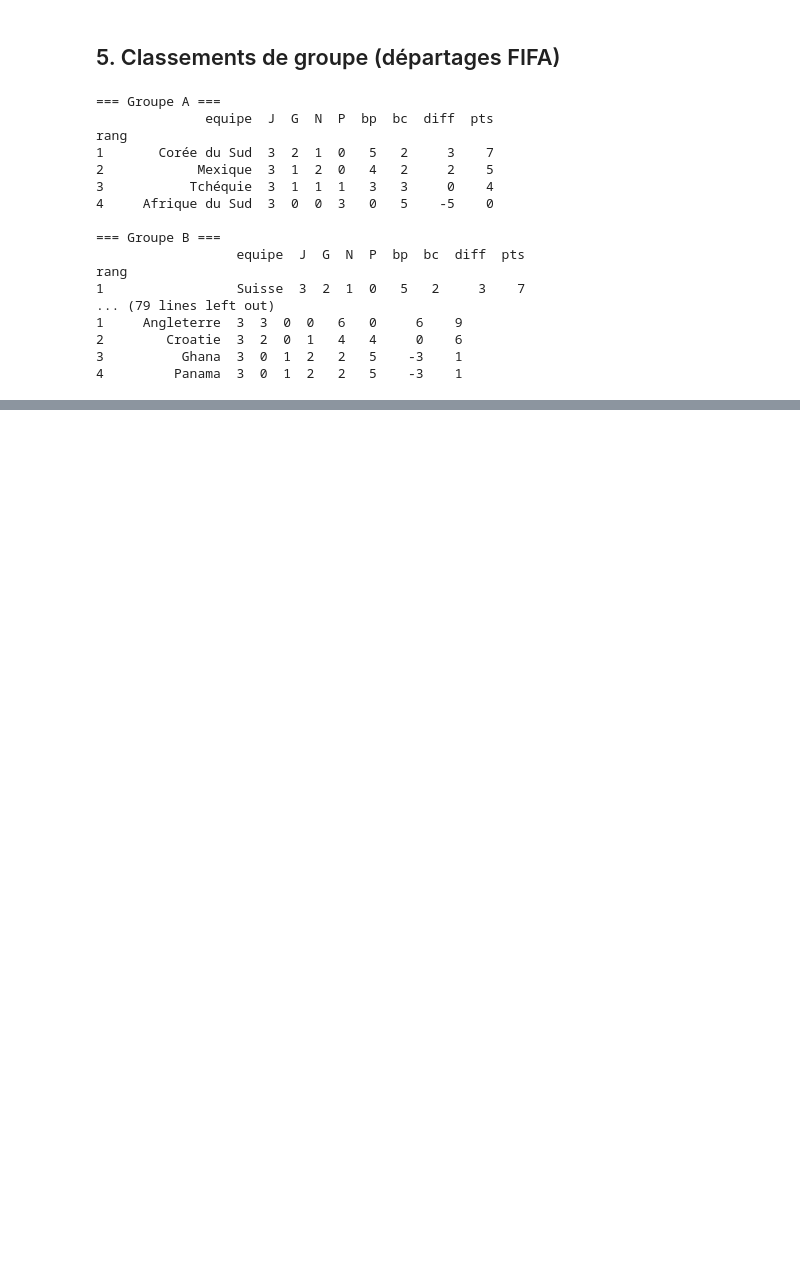
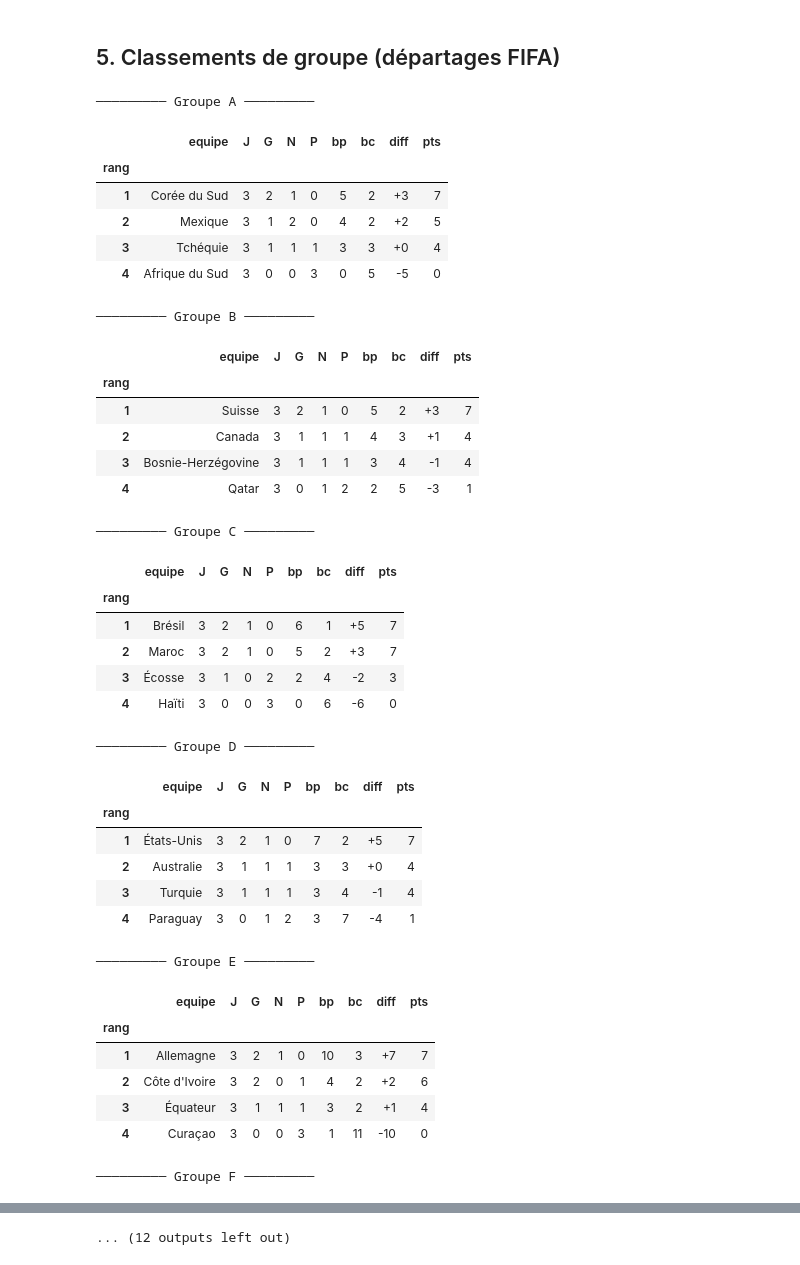
Before and after one commit to weber8thomas/mpp-pronos, a Jupyter notebook: notebooks/analyse_pronos.ipynb, the cells around one changed output, grey strips where cells are left out. Drawn from its saved outputs; the diff is of its cells as text; code cells hidden in the pictures; blank space fills up the shorter version.

```diff
--- a/notebooks/analyse_pronos.ipynb
+++ b/notebooks/analyse_pronos.ipynb
@@ -193,25 +192,47 @@ for g in sorted(predictions.groupe.unique()):
 ## 5. Classements de groupe (départages FIFA)
 # %%
 classements = S.tous_classements(predictions)
+def colorise(df):
+    sty = df.style.format({"diff":"{:+d}"}).background_gradient(
+        subset=["pts"], cmap="Greens").set_caption("")
+    return sty
 for g in sorted(classements):
-    print(f"=== Groupe {g} ===")
-    print(classements[g].to_string())
-    print()
+    print(f"───────── Groupe {g} ─────────")
+    display(colorise(classements[g]))
 # %% [output]
-=== Groupe A ===
-              equipe  J  G  N  P  bp  bc  diff  pts
-rang
-1       Corée du Sud  3  2  1  0   5   2     3    7
-2            Mexique  3  1  2  0   4   2     2    5
-3           Tchéquie  3  1  1  1   3   3     0    4
-4     Afrique du Sud  3  0  0  3   0   5    -5    0
-
-=== Groupe B ===
-                  equipe  J  G  N  P  bp  bc  diff  pts
-rang
-1                 Suisse  3  2  1  0   5   2     3    7
-... (79 lines left out)
-1     Angleterre  3  3  0  0   6   0     6    9
-2        Croatie  3  2  0  1   4   4     0    6
-3          Ghana  3  0  1  2   2   5    -3    1
-4         Panama  3  0  1  2   2   5    -3    1
+───────── Groupe A ─────────
+|  | equipe | J | G | N | P | bp | bc | diff | pts |
+| rang |  |  |  |  |  |  |  |  |  |
+| 1 | Corée du Sud | 3 | 2 | 1 | 0 | 5 | 2 | +3 | 7 |
+| 2 | Mexique | 3 | 1 | 2 | 0 | 4 | 2 | +2 | 5 |
+| 3 | Tchéquie | 3 | 1 | 1 | 1 | 3 | 3 | +0 | 4 |
+| 4 | Afrique du Sud | 3 | 0 | 0 | 3 | 0 | 5 | -5 | 0 |
+───────── Groupe B ─────────
+|  | equipe | J | G | N | P | bp | bc | diff | pts |
+| rang |  |  |  |  |  |  |  |  |  |
+| 1 | Suisse | 3 | 2 | 1 | 0 | 5 | 2 | +3 | 7 |
+| 2 | Canada | 3 | 1 | 1 | 1 | 4 | 3 | +1 | 4 |
+| 3 | Bosnie-Herzégovine | 3 | 1 | 1 | 1 | 3 | 4 | -1 | 4 |
+| 4 | Qatar | 3 | 0 | 1 | 2 | 2 | 5 | -3 | 1 |
+───────── Groupe C ─────────
+|  | equipe | J | G | N | P | bp | bc | diff | pts |
+| rang |  |  |  |  |  |  |  |  |  |
+| 1 | Brésil | 3 | 2 | 1 | 0 | 6 | 1 | +5 | 7 |
+| 2 | Maroc | 3 | 2 | 1 | 0 | 5 | 2 | +3 | 7 |
+| 3 | Écosse | 3 | 1 | 0 | 2 | 2 | 4 | -2 | 3 |
+| 4 | Haïti | 3 | 0 | 0 | 3 | 0 | 6 | -6 | 0 |
+───────── Groupe D ─────────
+|  | equipe | J | G | N | P | bp | bc | diff | pts |
+| rang |  |  |  |  |  |  |  |  |  |
+| 1 | États-Unis | 3 | 2 | 1 | 0 | 7 | 2 | +5 | 7 |
+| 2 | Australie | 3 | 1 | 1 | 1 | 3 | 3 | +0 | 4 |
+| 3 | Turquie | 3 | 1 | 1 | 1 | 3 | 4 | -1 | 4 |
+| 4 | Paraguay | 3 | 0 | 1 | 2 | 3 | 7 | -4 | 1 |
+───────── Groupe E ─────────
+|  | equipe | J | G | N | P | bp | bc | diff | pts |
+| rang |  |  |  |  |  |  |  |  |  |
+| 1 | Allemagne | 3 | 2 | 1 | 0 | 10 | 3 | +7 | 7 |
+| 2 | Côte d'Ivoire | 3 | 2 | 0 | 1 | 4 | 2 | +2 | 6 |
+| 3 | Équateur | 3 | 1 | 1 | 1 | 3 | 2 | +1 | 4 |
+| 4 | Curaçao | 3 | 0 | 0 | 3 | 1 | 11 | -10 | 0 |
+───────── Groupe F ─────────
@@ -218 +245,2 @@ rang
+... (12 outputs left out)
 # %% [markdown]
```
Also changed, not shown: parts of 31 cells of this notebook, 8 other files.
